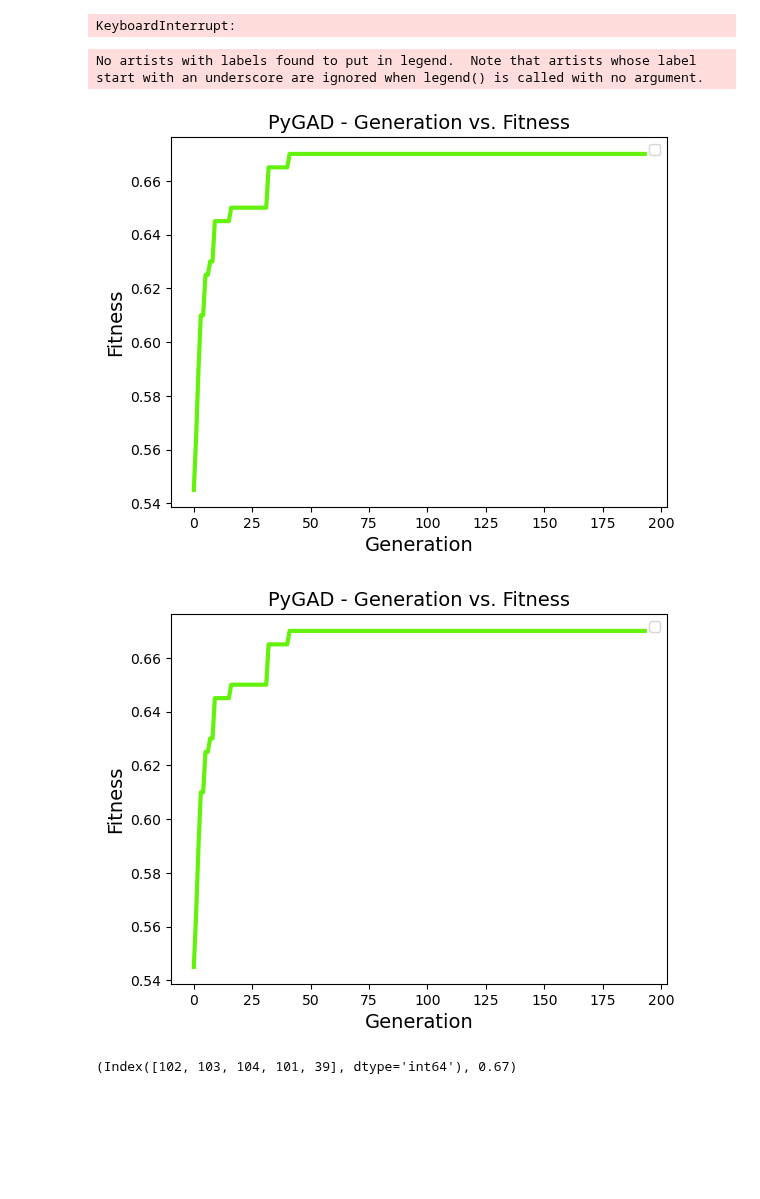
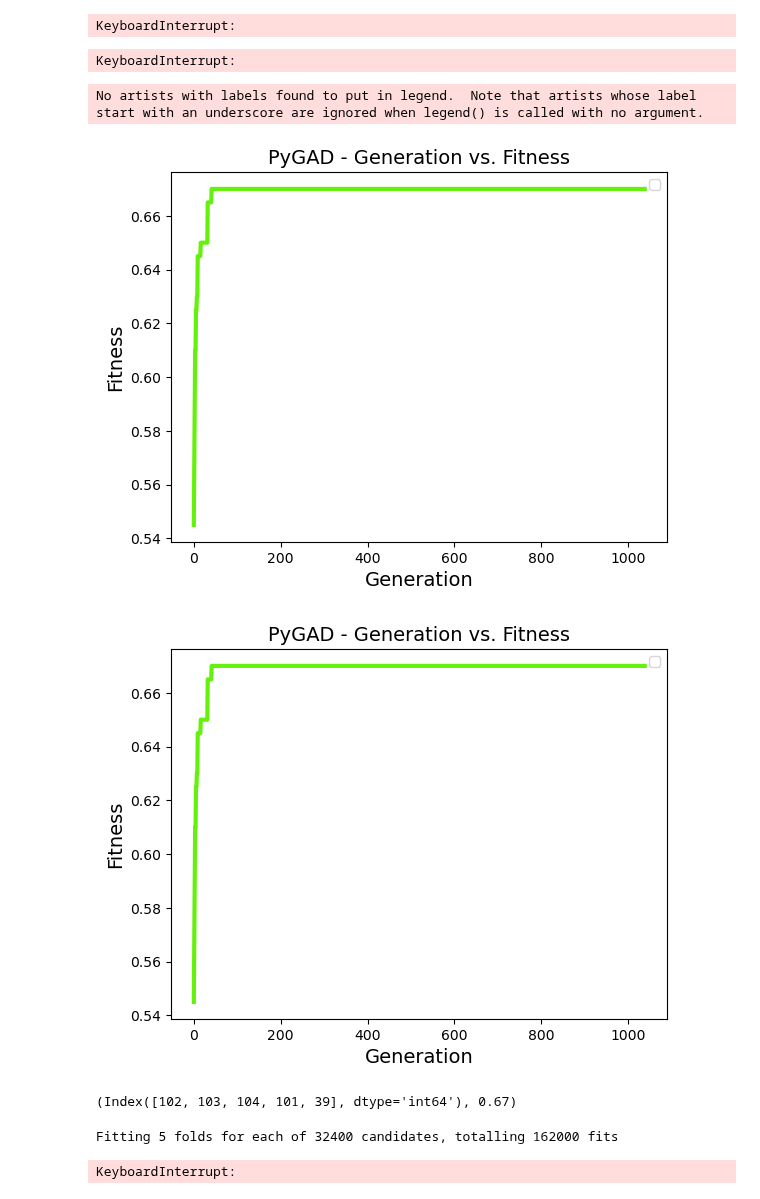
Before and after one commit to KarinaTiurina/aml_projects, a Jupyter notebook: Project2/data/genetic_algorithm.ipynb, the cells around one changed output. Saved outputs shown, nothing was run; the diff lists cells and outputs as text; code cells hidden in the pictures; blank space fills up the shorter version.

```diff
--- a/Project2/data/genetic_algorithm.ipynb
+++ b/Project2/data/genetic_algorithm.ipynb
@@ -144,12 +143,16 @@ def apply_optimized_forest(
     return pd.Series(model.predict_proba(X_test)[:, 1], index=X_test.index)
 
 
-def fitness_function(
+def fitness_function_forest(
         ga_instance: pygad.GA,
         solution: List[int],
         solution_idx: int
 ) -> float:
     solution = list(map(bool, solution))
+
+    if not any(solution):
+        return 0
+
     score = train_and_evaluate_model(
         model=apply_optimized_forest,
         X_train=X_eval_train,
@@ -166,10 +169,10 @@ def fitness_function(
 # %%
 import logging
 
-ga = pygad.GA(
-    num_generations=10000,
+ga_forest = pygad.GA(
+    num_generations=1000,
     num_parents_mating=10,
-    fitness_func=fitness_function,
+    fitness_func=fitness_function_forest,
     sol_per_pop=50,
     gene_type=int,
     gene_space=[0, 1],
@@ -192,11 +195,13 @@ ga = pygad.GA(
     parallel_processing=None
 )
 # %%
-ga.run()
+ga_forest.run()
+# %% [output]
+KeyboardInterrupt:
 # %%
-ga.plot_fitness()
+ga_forest.plot_fitness()
 # %% [output]
 No artists with labels found to put in legend.  Note that artists whose label start with an underscore are ignored when legend() is called with no argument.
-[figure, old version]
+[figure, new version]
-[figure, old version]
+[figure, new version]
 # %%
@@ -208,3 +213,39 @@ solution = list(map(bool, solution))
 common_features[solution], solution_fitness
 # %% [output]
 (Index([102, 103, 104, 101, 39], dtype='int64'), 0.67)
+# %%
+from sklearn.svm import SVC
+from sklearn.model_selection import GridSearchCV
+
+svm_best_features = selected_features['intersection_common_features']
+
+# Grid search best hyperparameters
+
+param_grid = {
+    'C': np.logspace(-4, 4, 20),
+    'gamma': np.logspace(-4, 4, 20),
+    'kernel': ['rbf'],
+    'class_weight': [
+        {0: i, 1: j}
+        for i in np.arange(1, 10, 1)
+        for j in np.arange(1, 10, 1)
+    ]
+}
+
+clf = SVC(
+    random_state=0,
+    kernel='rbf'
+)
+
+grid_search = GridSearchCV(
+    clf,
+    param_grid,
+    cv=5,
+    n_jobs=-1,
+    verbose=4
+)
+grid_search.fit(X[pd.Index(svm_best_features)], y.values.ravel())
+grid_search.best_params_
+# %% [output]
+Fitting 5 folds for each of 32400 candidates, totalling 162000 fits
+KeyboardInterrupt:
```
Also changed, not shown: parts of 3 cells of this notebook, 4 other files.
